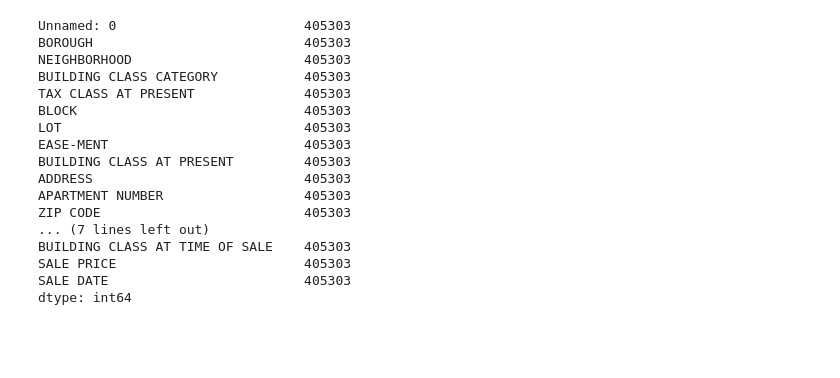
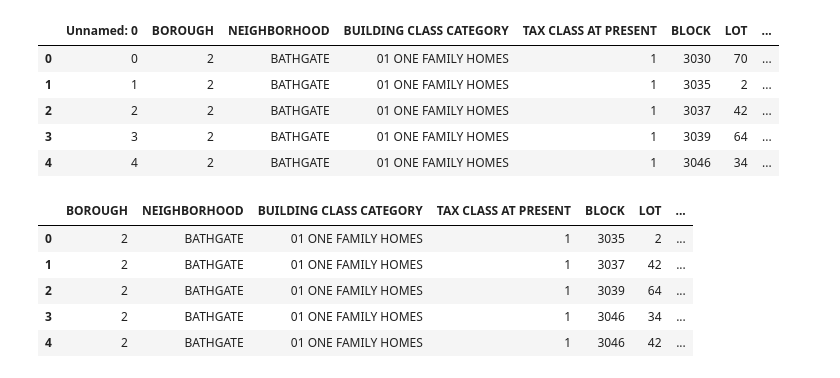
Before and after one commit to asaich/cs109final, a Jupyter notebook: Make_Features.ipynb, the cells around one changed output. Saved outputs shown, nothing was run; the diff lists cells and outputs as text; code cells hidden in the pictures; blank space fills up the shorter version.

```diff
--- a/Make_Features.ipynb
+++ b/Make_Features.ipynb
@@ -65,20 +40,9 @@ frame = pd.concat(list_,)
-# %%
-frame.count()
-# %% [output]
-Unnamed: 0                        405303
-BOROUGH                           405303
-NEIGHBORHOOD                      405303
-BUILDING CLASS CATEGORY           405303
-TAX CLASS AT PRESENT              405303
-BLOCK                             405303
-LOT                               405303
-EASE-MENT                         405303
-BUILDING CLASS AT PRESENT         405303
-ADDRESS                           405303
-APARTMENT NUMBER                  405303
-ZIP CODE                          405303
-... (7 lines left out)
-BUILDING CLASS AT TIME OF SALE    405303
-SALE PRICE                        405303
-SALE DATE                         405303
-dtype: int64
+# %%
+df.head()
+# %% [output]
+|  | Unnamed: 0 | BOROUGH | NEIGHBORHOOD | BUILDING CLASS CATEGORY | TAX CLASS AT PRESENT | BLOCK | LOT | ... |
+| 0 | 0 | 2 | BATHGATE | 01 ONE FAMILY HOMES | 1 | 3030 | 70 | ... |
+| 1 | 1 | 2 | BATHGATE | 01 ONE FAMILY HOMES | 1 | 3035 | 2 | ... |
+| 2 | 2 | 2 | BATHGATE | 01 ONE FAMILY HOMES | 1 | 3037 | 42 | ... |
+| 3 | 3 | 2 | BATHGATE | 01 ONE FAMILY HOMES | 1 | 3039 | 64 | ... |
+| 4 | 4 | 2 | BATHGATE | 01 ONE FAMILY HOMES | 1 | 3046 | 34 | ... |
@@ -84,0 +64,9 @@ dtype: int64
+# %%
+df.head()
+# %% [output]
+|  | BOROUGH | NEIGHBORHOOD | BUILDING CLASS CATEGORY | TAX CLASS AT PRESENT | BLOCK | LOT | ... |
+| 0 | 2 | BATHGATE | 01 ONE FAMILY HOMES | 1 | 3035 | 2 | ... |
+| 1 | 2 | BATHGATE | 01 ONE FAMILY HOMES | 1 | 3037 | 42 | ... |
+| 2 | 2 | BATHGATE | 01 ONE FAMILY HOMES | 1 | 3039 | 64 | ... |
+| 3 | 2 | BATHGATE | 01 ONE FAMILY HOMES | 1 | 3046 | 34 | ... |
+| 4 | 2 | BATHGATE | 01 ONE FAMILY HOMES | 1 | 3046 | 42 | ... |
```
Also changed, not shown: parts of 9 cells of this notebook.
